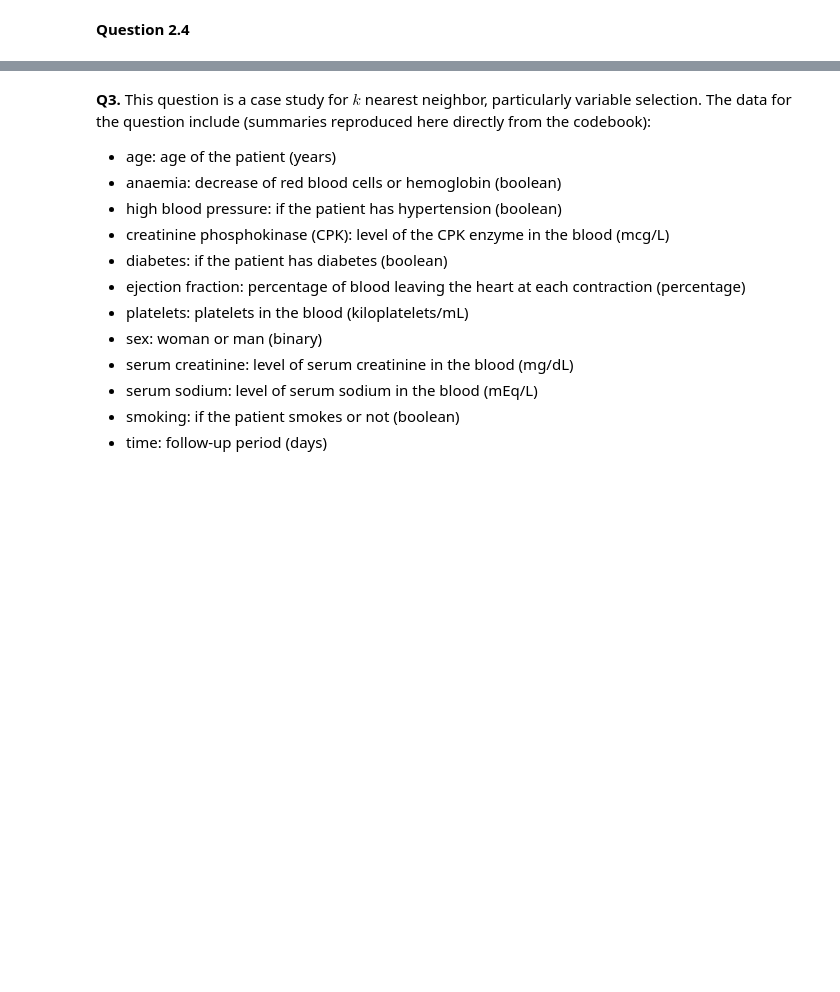
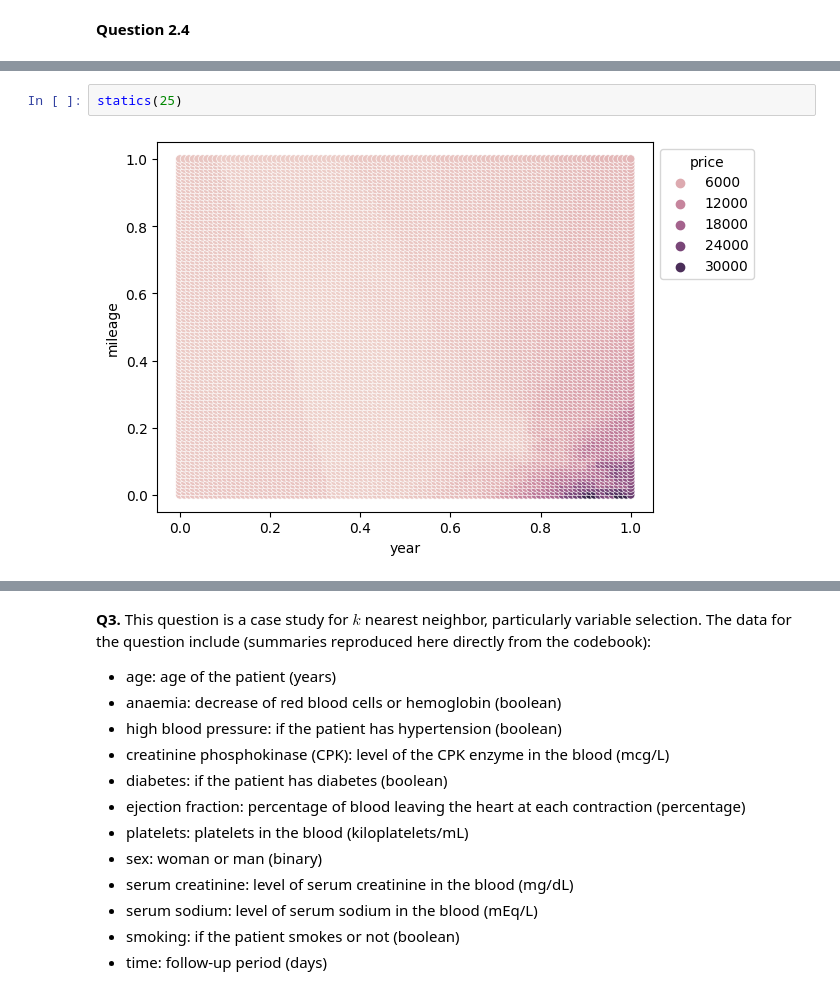
Before and after one commit to JackPMoore/assignment3, a Jupyter notebook: Jack's_assignment_knn_and_kmc.ipynb, the cells around one changed output, grey strips where cells are left out. Drawn from its saved outputs; the diff is of its cells as text; blank space fills up the shorter version.

```diff
--- a/Jack's_assignment_knn_and_kmc.ipynb
+++ b/Jack's_assignment_knn_and_kmc.ipynb
@@ -270,0 +288,4 @@ def statics(k=3,data=usacars): # This function replicates our previous work, wit
+# %%
+statics(25)
+# %% [output]
+[figure, added]
```
Also changed, not shown: parts of 14 cells of this notebook.
